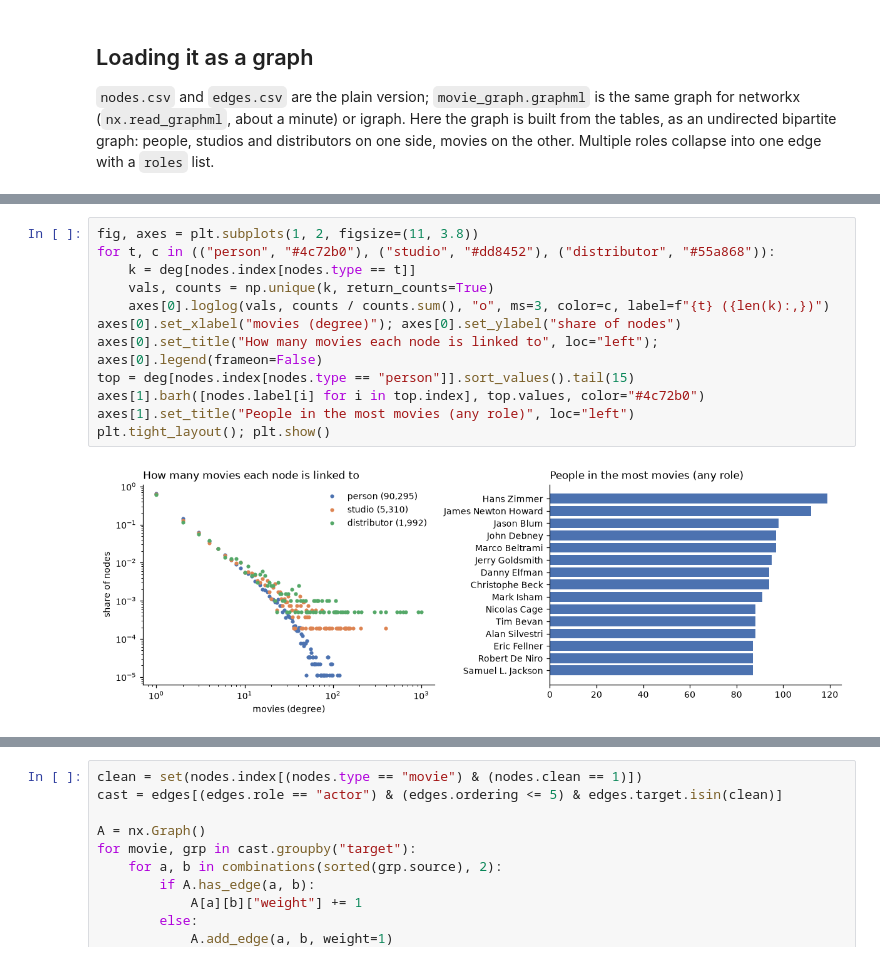
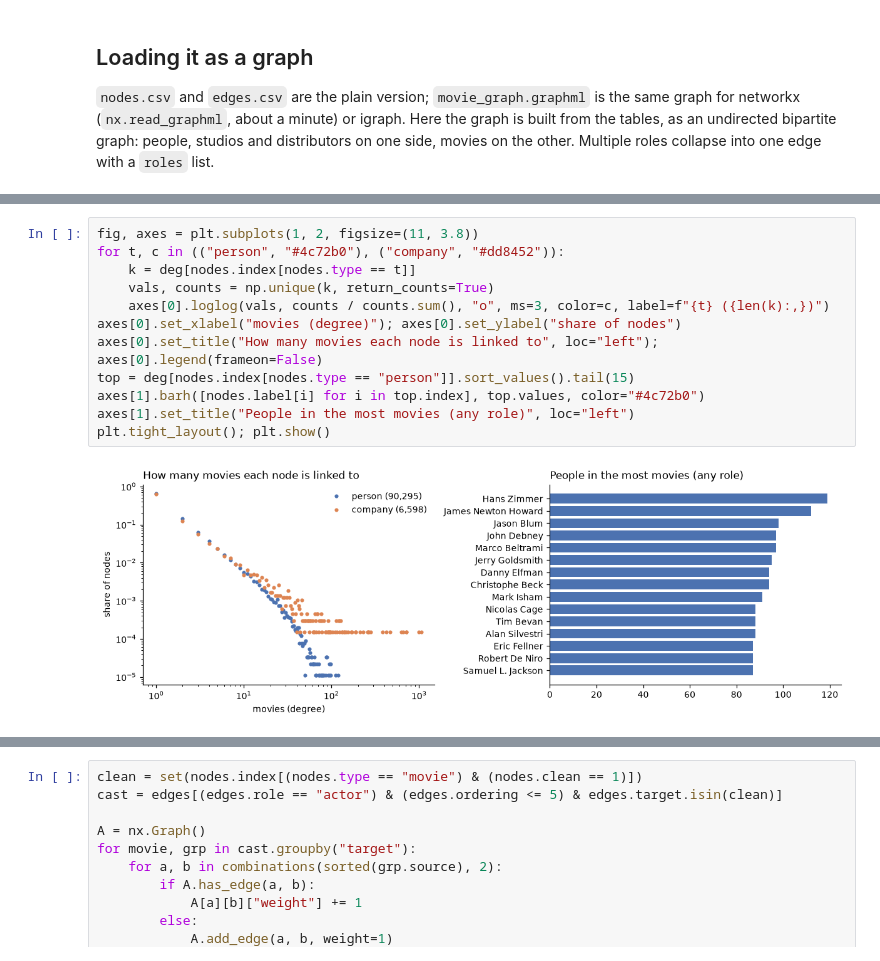
Before and after one commit to angelabuxo/IMDb-movie-success, a Jupyter notebook: notebooks/movie_graph.ipynb, the cells around one changed output, grey strips where cells are left out. Cells and saved outputs as stored; diff of their text form.

```diff
--- a/notebooks/movie_graph.ipynb
+++ b/notebooks/movie_graph.ipynb
@@ -72,14 +72,14 @@ print(f"{B.number_of_nodes():,} nodes, {B.number_of_edges():,} edges, "
 # %%
 fig, axes = plt.subplots(1, 2, figsize=(11, 3.8))
-for t, c in (("person", "#4c72b0"), ("studio", "#dd8452"), ("distributor", "#55a868")):
+for t, c in (("person", "#4c72b0"), ("company", "#dd8452")):
     k = deg[nodes.index[nodes.type == t]]
     vals, counts = np.unique(k, return_counts=True)
     axes[0].loglog(vals, counts / counts.sum(), "o", ms=3, color=c, label=f"{t} ({len(k):,})")
 axes[0].set_xlabel("movies (degree)"); axes[0].set_ylabel("share of nodes")
 axes[0].set_title("How many movies each node is linked to", loc="left"); axes[0].legend(frameon=False)
 top = deg[nodes.index[nodes.type == "person"]].sort_values().tail(15)
 axes[1].barh([nodes.label[i] for i in top.index], top.values, color="#4c72b0")
 axes[1].set_title("People in the most movies (any role)", loc="left")
 plt.tight_layout(); plt.show()
 # %% [output]
-[figure, old version]
+[figure, new version]
```
Also changed, not shown: parts of 13 cells of this notebook, 4 other files.
